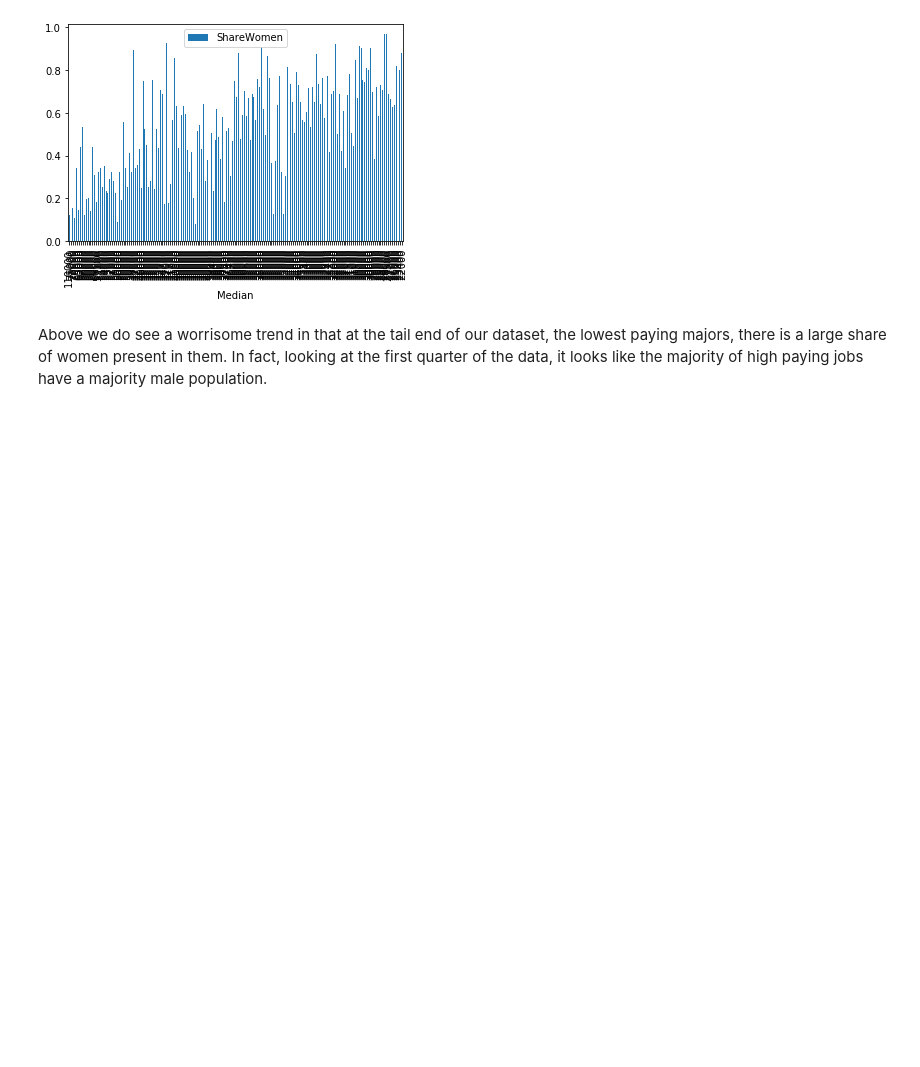
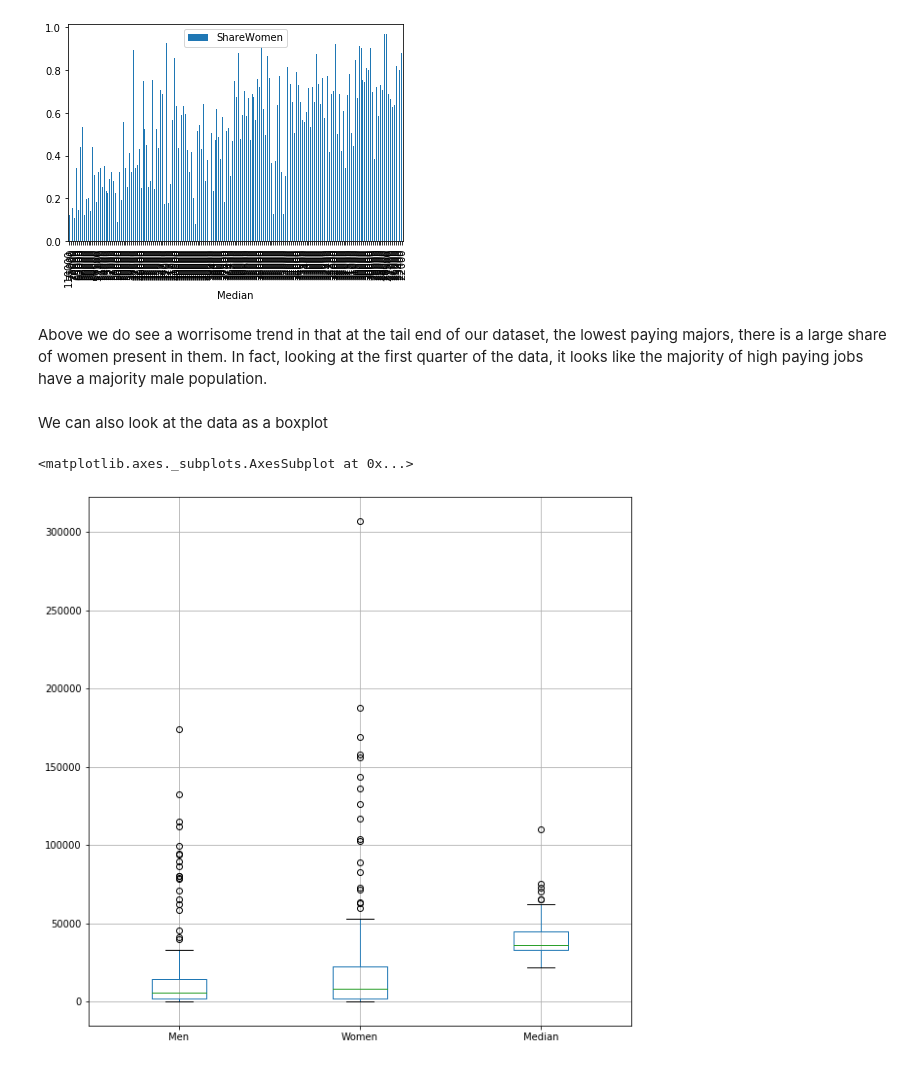
Before and after one commit to quantized-dan/collegegrads, a Jupyter notebook: GraduateVisualization.ipynb, the cells around one changed output. Saved outputs shown, nothing was run; the diff lists cells and outputs as text; code cells hidden in the pictures; blank space fills up the shorter version.

Commit message:
added box plots

```diff
--- a/GraduateVisualization.ipynb
+++ b/GraduateVisualization.ipynb
@@ -270,3 +270,10 @@ ax2 = grads.plot.bar(x = 'Median', y = 'ShareWomen')
 [figure]
 # %% [markdown]
 Above we do see a worrisome trend in that at the tail end of our dataset, the lowest paying majors, there is a large share of women present in them. In fact, looking at the first quarter of the data, it looks like the majority of high paying jobs have a majority male population.
+# %% [markdown]
+We can also look at the data as a boxplot
+# %%
+grads.boxplot(['Men', 'Women', 'Median'], figsize = (10,10))
+# %% [output]
+<matplotlib.axes._subplots.AxesSubplot at 0x...>
+[figure, added]
```
